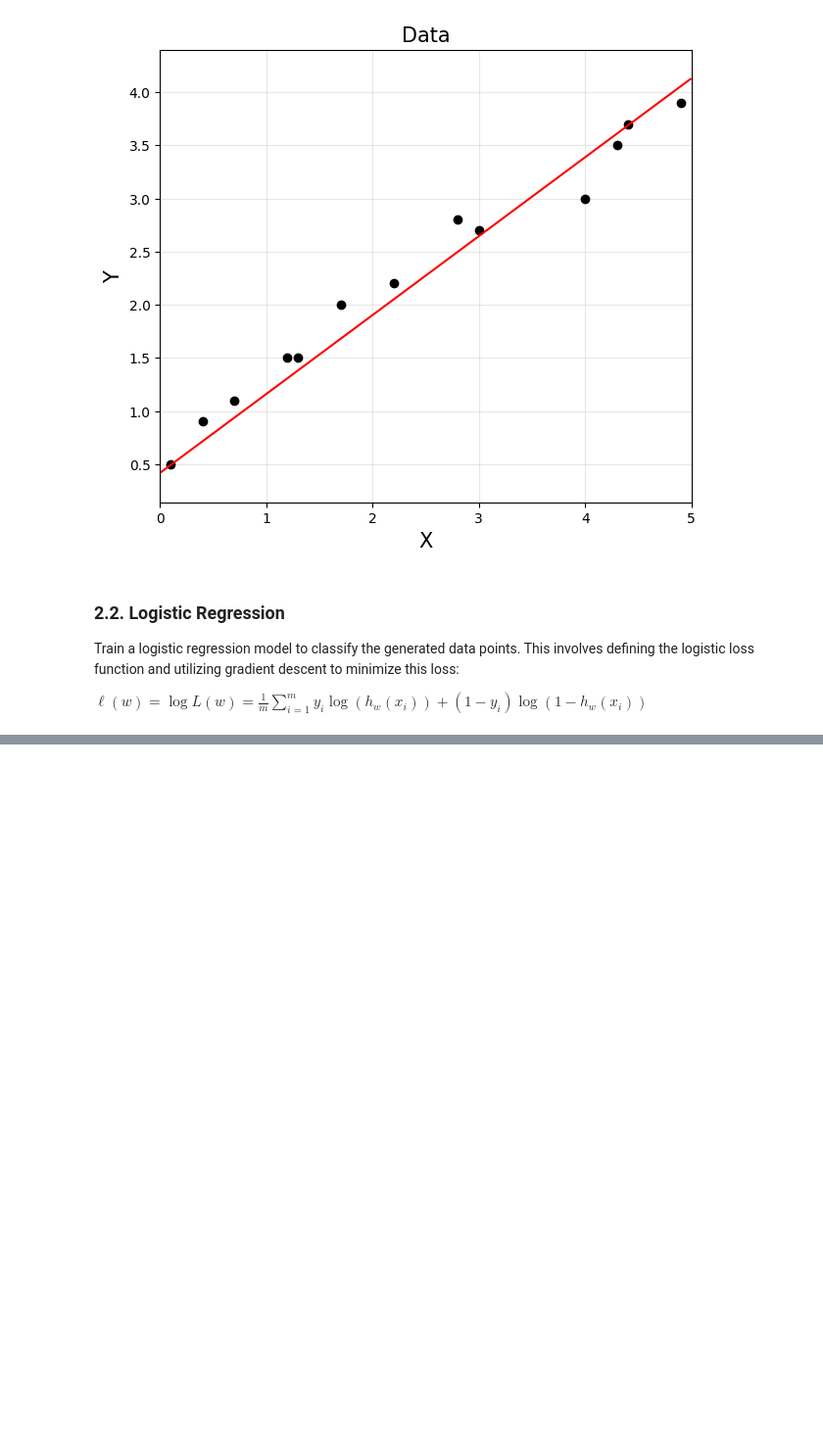
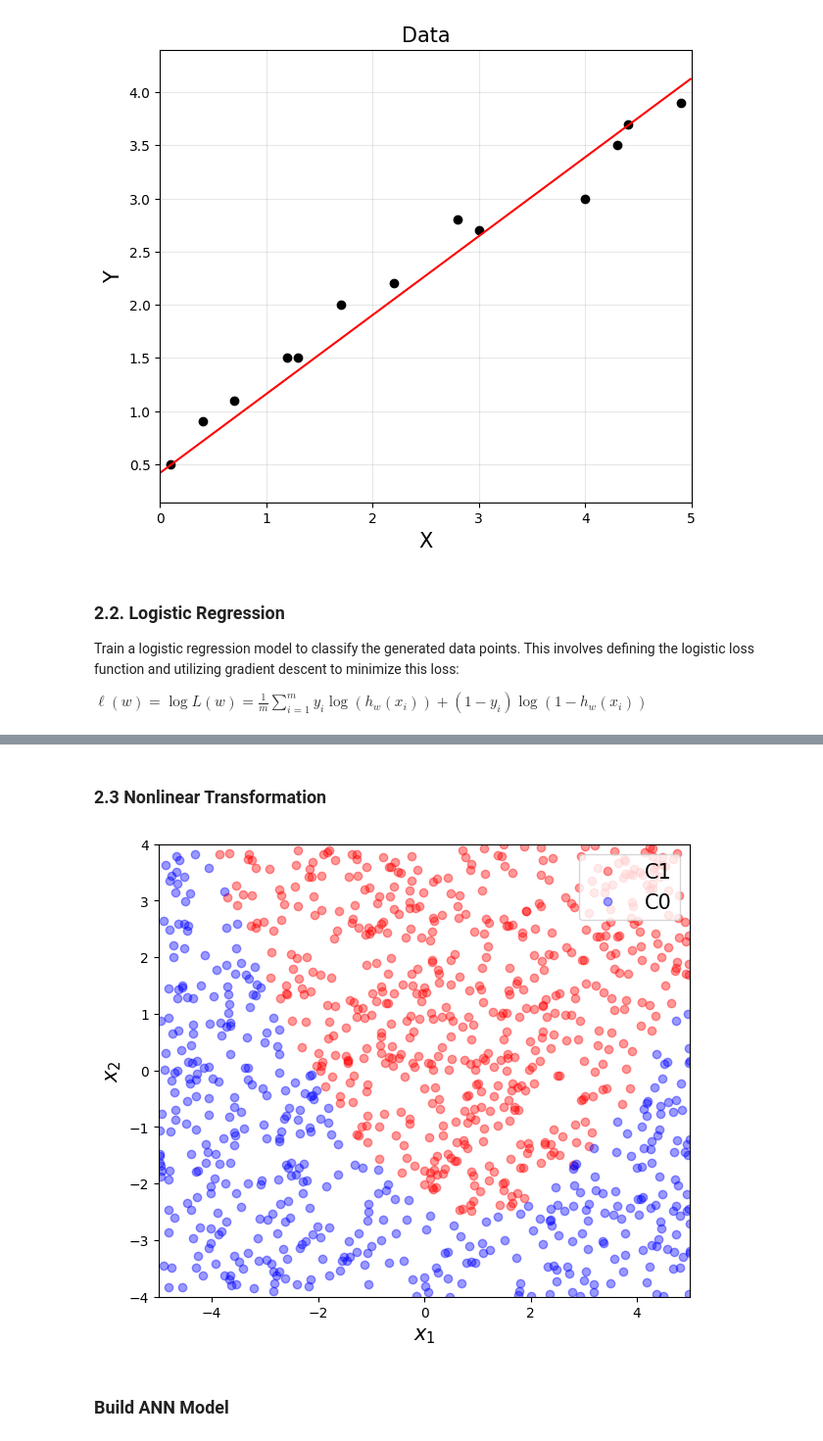
Before and after one commit to jooyongsim/AI_tutorials_2023, a Jupyter notebook: notebooks/01_ANN.ipynb, the cells around one changed output, grey strips where cells are left out. Shown at 98% size. Cells and saved outputs as stored; diff of their text form; code cells hidden in the pictures; blank space fills up the shorter version.

```diff
--- a/notebooks/01_ANN.ipynb
+++ b/notebooks/01_ANN.ipynb
@@ -253,0 +278,38 @@ plt.show()
+# %% [markdown]
+### 2.3 Nonlinear Transformation
+# %%
+# training data gerneration
+
+m = 1000
+x1 = 10*np.random.rand(m, 1) - 5
+x2 = 8*np.random.rand(m, 1) - 4
+
+g = - 0.5*(x1-1)**2 + 2*x2 + 5
+
+C1 = np.where(g >= 0)[0]
+C0 = np.where(g < 0)[0]
+N = C1.shape[0]
+M = C0.shape[0]
+m = N + M
+
+X1 = np.hstack([x1[C1], x2[C1]])
+X0 = np.hstack([x1[C0], x2[C0]])
+
+train_X = np.vstack([X1, X0])
+train_X = np.asmatrix(train_X)
+
+train_y = np.vstack([np.ones([N,1]), np.zeros([M,1])])
+
+plt.figure()
+plt.plot(x1[C1], x2[C1], 'ro', alpha = 0.4, label = 'C1')
+plt.plot(x1[C0], x2[C0], 'bo', alpha = 0.4, label = 'C0')
+plt.legend(loc = 1, fontsize = 15)
+plt.xlabel(r'$x_1$', fontsize = 15)
+plt.ylabel(r'$x_2$', fontsize = 15)
+plt.xlim([-5, 5])
+plt.ylim([-4, 4])
+plt.show()
+# %% [output]
+[figure, added]
+# %% [markdown]
+### Build ANN Model
```
Also changed, not shown: parts of 30 cells of this notebook, 8 other files.
